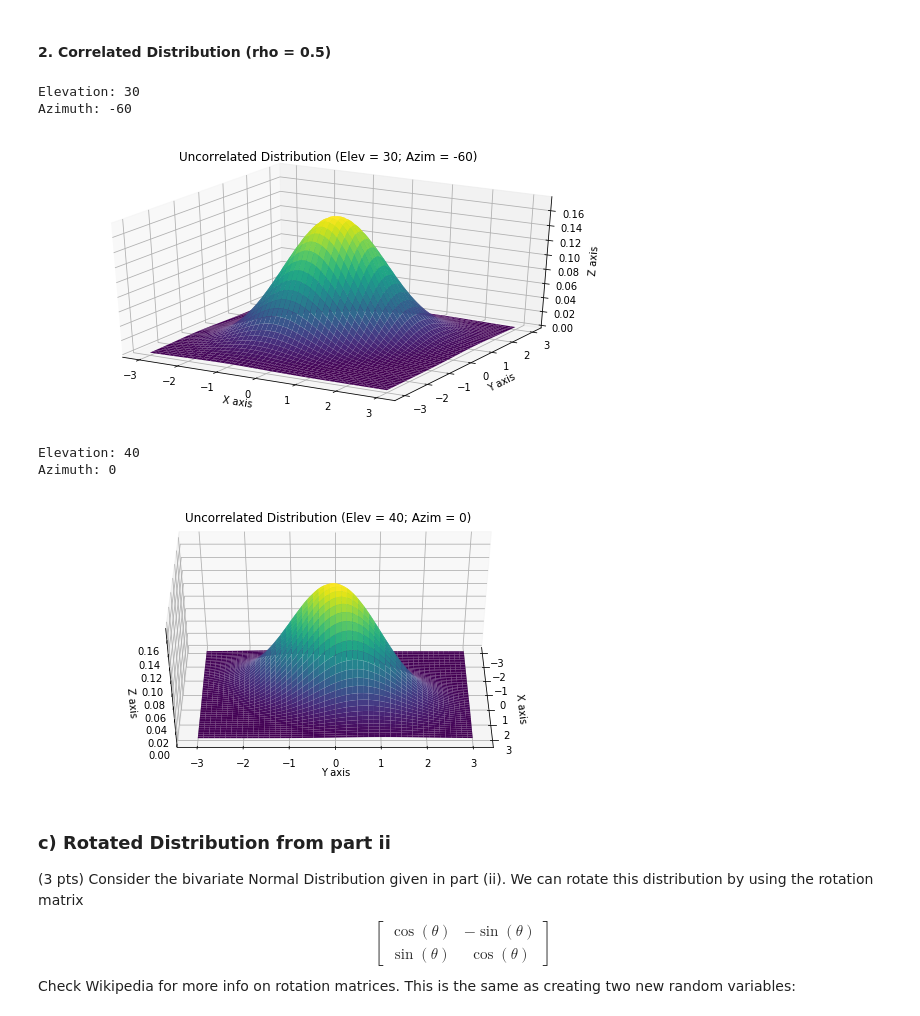
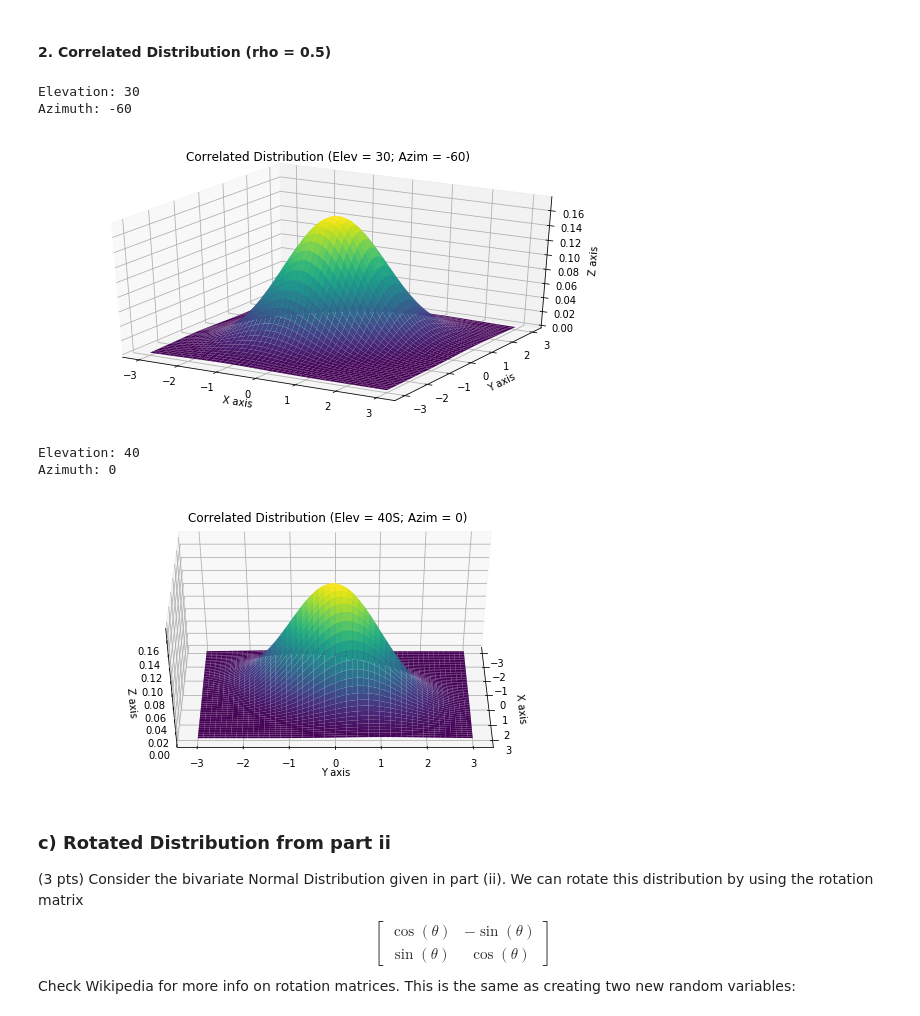
Before and after one commit to jsigee87/data_science_principles, a Jupyter notebook: hw1/HW1.ipynb, the cells around one changed output. Drawn from its saved outputs; the diff is of its cells as text; code cells hidden in the pictures.

```diff
--- a/hw1/HW1.ipynb
+++ b/hw1/HW1.ipynb
@@ -145,19 +145,19 @@ Azimuth: 0
 # %%
 fig = plt.figure(figsize=(10,5))
 ax = fig.gca(projection='3d')
 ax.plot_surface(X, Y, mn_2.pdf(pos),cmap='viridis',linewidth=0)
 ax.set_xlabel('X axis')
 ax.set_ylabel('Y axis')
 ax.set_zlabel('Z axis')
 print("Elevation: " + str(ax.elev))
 print("Azimuth: " + str(ax.azim))
 ax.auto_scale_xyz([-3, 3], [-3, 3], [0, 0.175])
-plt.title("Uncorrelated Distribution (Elev = 30; Azim = -60)")
+plt.title("Correlated Distribution (Elev = 30; Azim = -60)")
 plt.show()
 # %% [output]
 Elevation: 30
 Azimuth: -60
-[figure, old version]
+[figure, new version]
 # %%
 fig = plt.figure(figsize=(10,5))
 ax = fig.gca(projection='3d')
@@ -170,12 +170,12 @@ ax.azim = 0
 print("Elevation: " + str(ax.elev))
 print("Azimuth: " + str(ax.azim))
 ax.auto_scale_xyz([-3, 3], [-3, 3], [0, 0.175])
-plt.title("Uncorrelated Distribution (Elev = 40; Azim = 0)")
+plt.title("Correlated Distribution (Elev = 40S; Azim = 0)")
 plt.show()
 # %% [output]
 Elevation: 40
 Azimuth: 0
-[figure, old version]
+[figure, new version]
 # %% [markdown]
 ### c) Rotated Distribution from part ii
 
```
Also changed, not shown: parts of 2 cells of this notebook.
